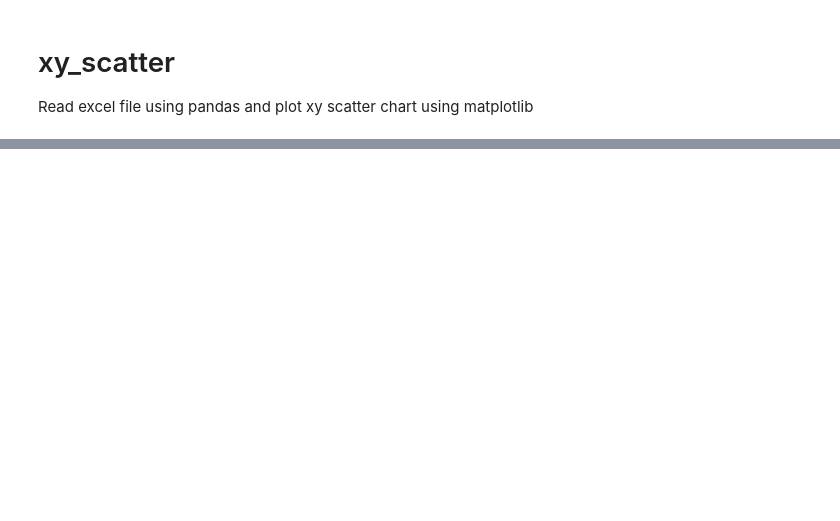
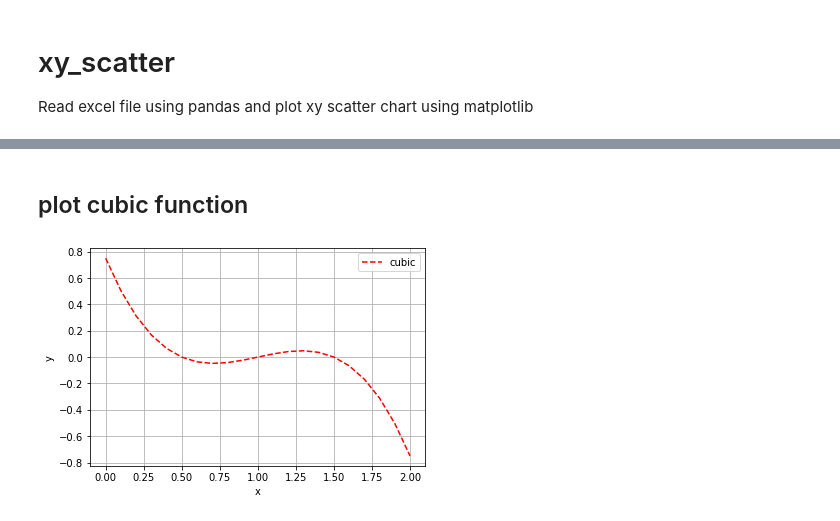
Before and after one commit to dudung/py-jupyter-nb, a Jupyter notebook: src/pandas/excel/chart/xy_scatter.ipynb, the cells around one changed output, grey strips where cells are left out. Drawn from its saved outputs; the diff is of its cells as text; code cells hidden in the pictures; blank space fills up the shorter version.

```diff
--- a/src/pandas/excel/chart/xy_scatter.ipynb
+++ b/src/pandas/excel/chart/xy_scatter.ipynb
@@ -46,0 +68,12 @@ print(yy)
+# %% [markdown]
+## plot cubic function
+# %%
+import matplotlib.pyplot as plt
+plt.grid()
+plt.xlabel('x')
+plt.ylabel('y')
+plt.plot(x, yp3, 'r--')
+plt.legend(['cubic'])
+plt.show()
+# %% [output]
+[figure, added]
```
Also changed, not shown: parts of 15 cells of this notebook.
